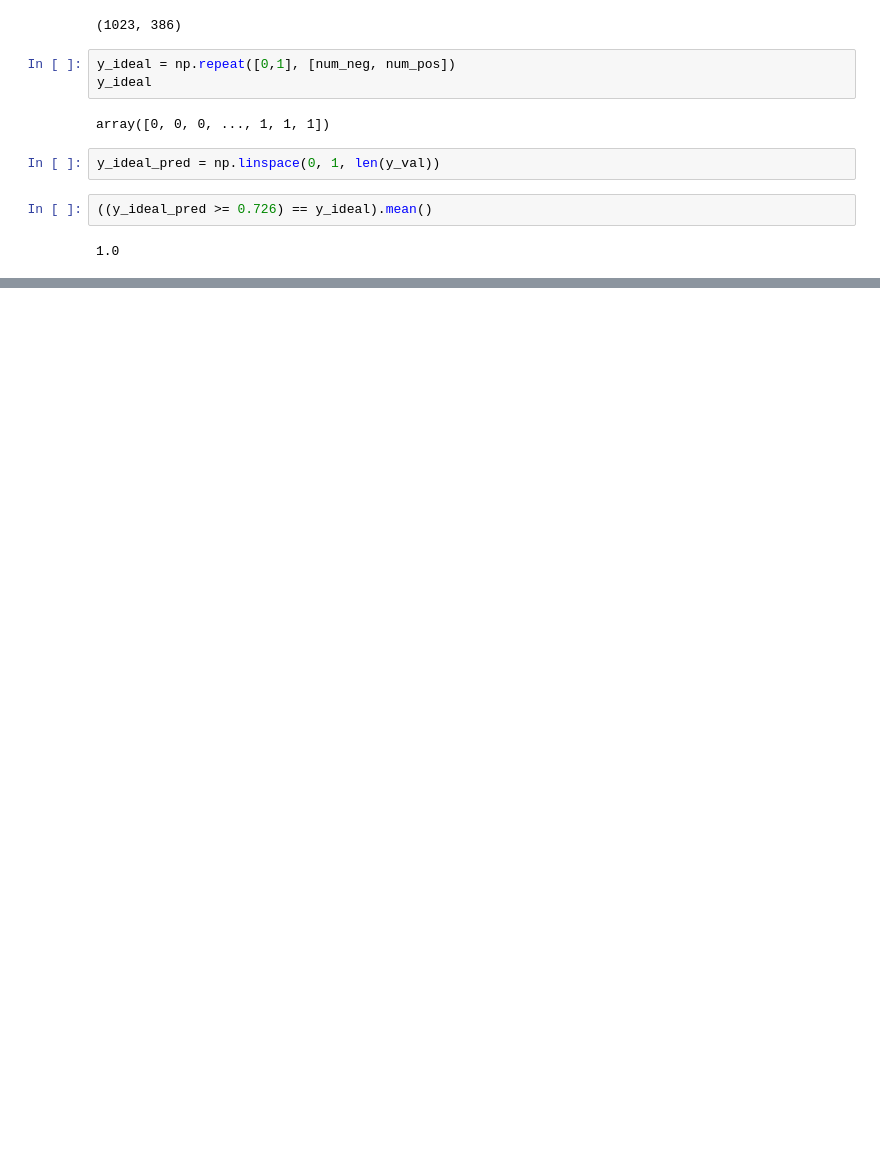
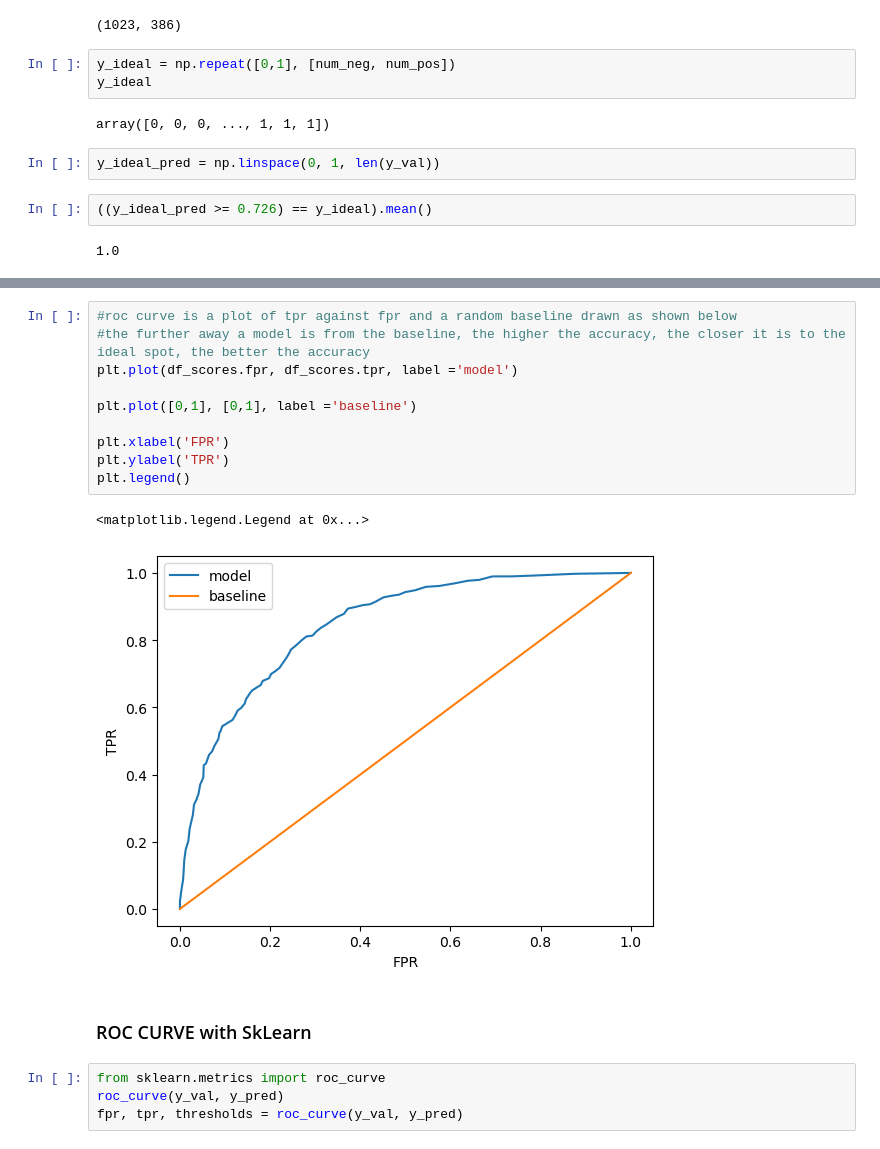
Before and after one commit to psychAura/Machine-Learning-Zoomcamp, a Jupyter notebook: Evaluation Metrics/Evaluation_metrics.ipynb, the cells around one changed output, grey strips where cells are left out. Drawn from its saved outputs; the diff is of its cells as text; blank space fills up the shorter version.

```diff
--- a/Evaluation Metrics/Evaluation_metrics.ipynb
+++ b/Evaluation Metrics/Evaluation_metrics.ipynb
@@ -339,0 +374,19 @@ y_ideal_pred = np.linspace(0, 1, len(y_val))
+# %%
+#roc curve is a plot of tpr against fpr and a random baseline drawn as shown below
+#the further away a model is from the baseline, the higher the accuracy, the closer it is to the ideal spot, the better the accuracy
+plt.plot(df_scores.fpr, df_scores.tpr, label ='model')
+
+plt.plot([0,1], [0,1], label ='baseline')
+
+plt.xlabel('FPR')
+plt.ylabel('TPR')
+plt.legend()
+# %% [output]
+<matplotlib.legend.Legend at 0x...>
+[figure, added]
+# %% [markdown]
+### ROC CURVE with SkLearn
+# %%
+from sklearn.metrics import roc_curve
+roc_curve(y_val, y_pred)
+fpr, tpr, thresholds = roc_curve(y_val, y_pred)
```
Also changed, not shown: parts of 23 cells of this notebook.
